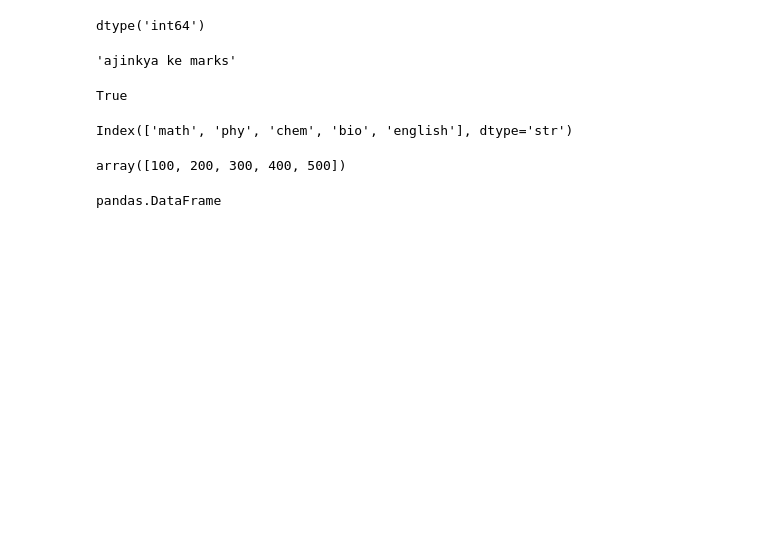
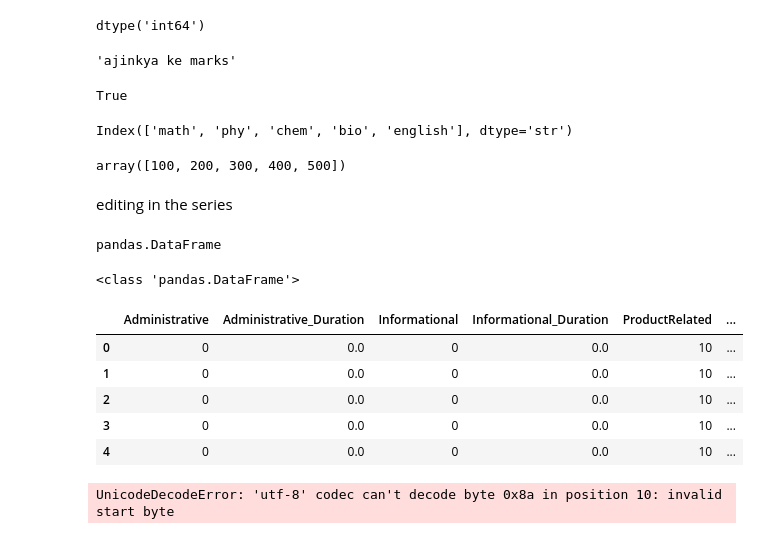
Before and after one commit to ajinkyadhakne321-dot/pandas.env, a Jupyter notebook: s-16-pandas.ipynb, the cells around one changed output. Saved outputs shown, nothing was run; the diff lists cells and outputs as text; code cells hidden in the pictures; blank space fills up the shorter version.

```diff
--- a/s-16-pandas.ipynb
+++ b/s-16-pandas.ipynb
@@ -101,20 +178,77 @@ Index(['math', 'phy', 'chem', 'bio', 'english'], dtype='str')
 aj_marks.values
 # %% [output]
 array([100, 200, 300, 400, 500])
+# %% [markdown]
+editing in the series
 # %%
 ajdata = pd.read_csv('~/pandas.env/online_shoppers_intention copy.csv')
 type(ajdata)
 # %% [output]
 pandas.DataFrame
 # %%
-ajdata = set_by_label(ajdata, 'row_label', 42)
-ajdata = set_by_pos(ajdata, 3, 'x')
-ajdata = replace_values(ajdata, 'old', 'new')
-ajdata = apply_func(ajdata, lambda x: x.strip() if isinstance(x, str) else x)
-ajdata = map_func(ajdata, lambda v: v*2 if pd.api.types.is_numeric_dtype(ajdata) else v)
-ajdata = update_from_series(ajdata, other_series)
-ajdata = conditional_mask(ajdata, ajdata < 0, 0)
-ajdata = bulk_assign_from_dict(ajdata, {'a': 1, 'b': 2})
-ajdata = string_replace_regex(ajdata, r'\s+', ' ')
-ajdata = fill_na(ajdata, 0)
-ajdata = change_dtype(ajdata, 'int')
+ajdata = pd.read_csv('~/pandas.env/online_shoppers_intention copy.csv')
+# ajdata is a DataFrame, not a Series.  our helper functions expect a Series.
+
+print(type(ajdata))                # verify
+
+# examples showing correct usage:
+# 1. pick a column and edit it
+# ajdata['some_col'].iloc[0] = 42   # direct df editing
+# ajdata['some_col'] = set_by_label(ajdata['some_col'], 'row_label', 42)
+
+# 2. if you really need a Series object, select one:
+# col_series = ajdata['some_col']
+# col_series = set_by_label(col_series, 'row_label', 42)
+
+# remove the rest of the unrelated calls that were causing errors
+# (they assumed ajdata was a Series)
+# %% [output]
+<class 'pandas.DataFrame'>
+# %%
+
+# demonstration: perform actual edits on the DataFrame
+Aj = ajdata.copy()   # avoid mutating the original immediately
+
+# 1. scalar assignment
+Aj.at[0, 'Revenue'] = True                # set by label
+Aj.iat[1, Aj.columns.get_loc('Browser')] = 2   # set by integer position
+
+# 2. conditional change
+Aj.loc[Aj['ProductRelated'] > 0, 'ProductRelated'] = 10
+
+# 3. computed column
+Aj['TotalDuration'] = Aj['Administrative_Duration'] + Aj['ProductRelated_Duration']
+
+# 4. string replacement
+Aj['Month'] = Aj['Month'].replace('Feb', 'February')
+
+# 5. fill missing values
+Aj['PageValues'] = Aj['PageValues'].fillna(0)
+
+# show the updated frame
+Aj.head()
+# %% [output]
+|  | Administrative | Administrative_Duration | Informational | Informational_Duration | ProductRelated | ... |
+| 0 | 0 | 0.0 | 0 | 0.0 | 10 | ... |
+| 1 | 0 | 0.0 | 0 | 0.0 | 10 | ... |
+| 2 | 0 | 0.0 | 0 | 0.0 | 10 | ... |
+| 3 | 0 | 0.0 | 0 | 0.0 | 10 | ... |
+| 4 | 0 | 0.0 | 0 | 0.0 | 10 | ... |
+# %%
+import pandas as pd
+import os
+
+# load the toytable01.csv and then write it back out (or after editing)
+toy = pd.read_csv('~/pandas.env/toytable01.csv')
+
+# (optionally) make changes to toy
+# toy['newcol'] = toy['somecol'] * 2
+
+# save back to the same directory
+toy.to_csv('~/pandas.env/toytable01_saved.csv', index=False)
+
+# check the file now exists
+import os
+print(os.path.isfile(os.path.expanduser('~/pandas.env/toytable01_saved.csv')))
+# %% [output]
+UnicodeDecodeError: 'utf-8' codec can't decode byte 0x8a in position 10: invalid start byte
```
Also changed, not shown: parts of 1 cell of this notebook, 3 other files.
